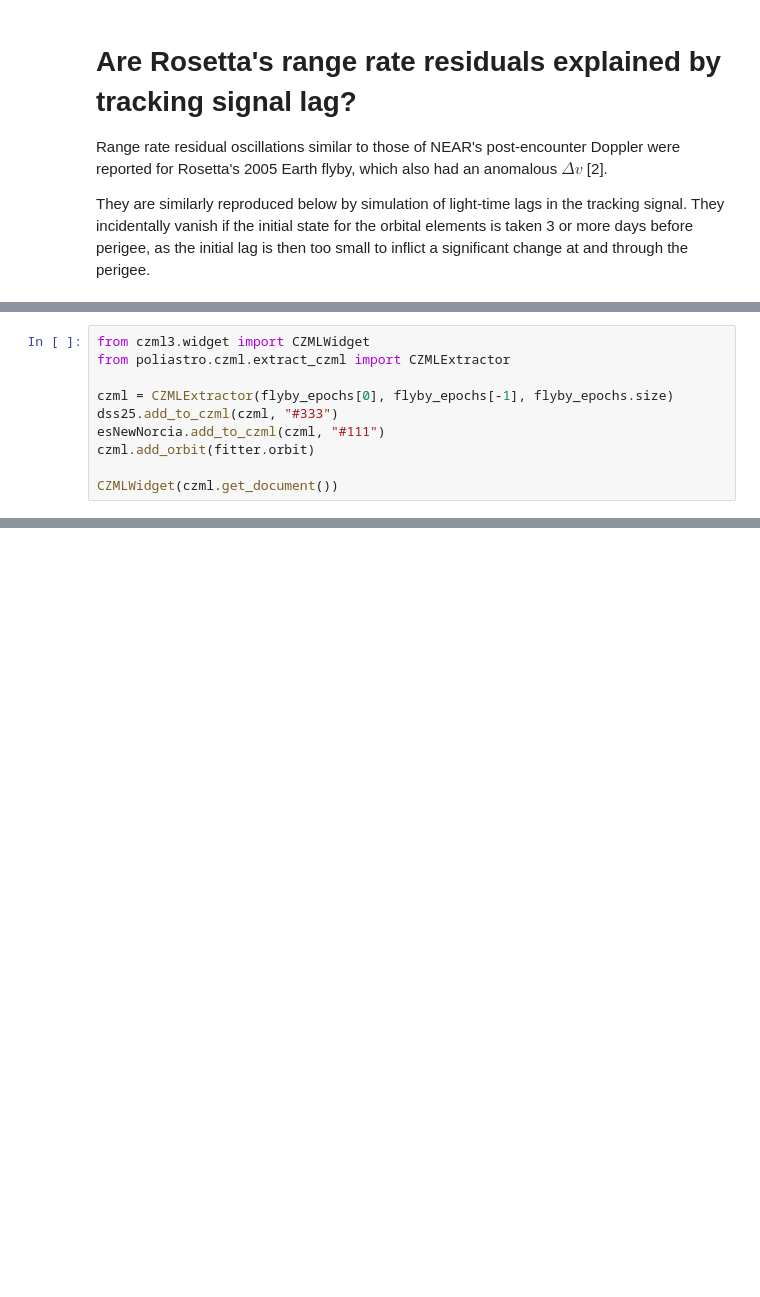
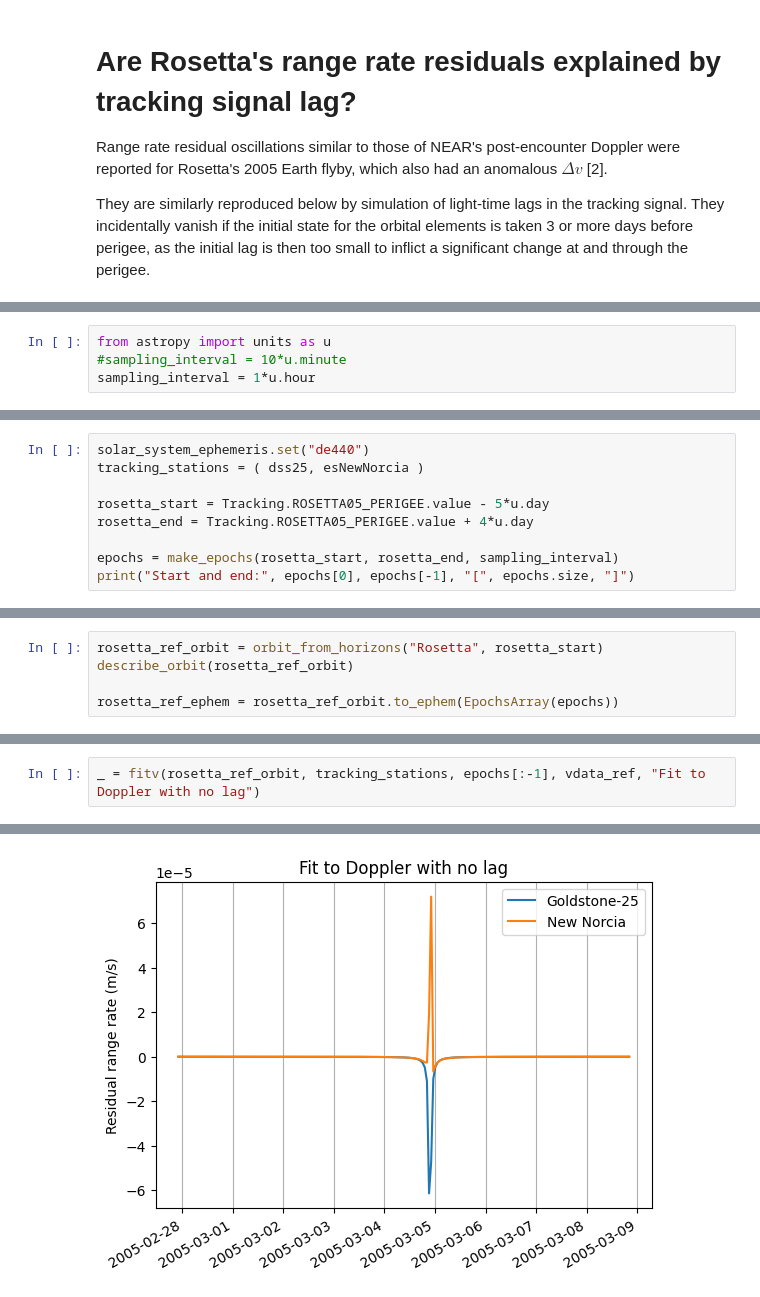
Before and after one commit to earthshrink/anomaly-sim, a Jupyter notebook: rosetta/rosetta_sim_approach_rangerate.ipynb, the cells around one changed output, grey strips where cells are left out. Cells and saved outputs as stored; diff of their text form; blank space fills up the shorter version.

Commit message:
rosetta comprehensive tests

```diff
--- a/rosetta/rosetta_sim_approach_rangerate.ipynb
+++ b/rosetta/rosetta_sim_approach_rangerate.ipynb
@@ -174,10 +6,0 @@ with visualization.time_support():
-# %%
-from czml3.widget import CZMLWidget
-from poliastro.czml.extract_czml import CZMLExtractor
-
-czml = CZMLExtractor(flyby_epochs[0], flyby_epochs[-1], flyby_epochs.size)
-dss25.add_to_czml(czml, "#333")
-esNewNorcia.add_to_czml(czml, "#111")
-czml.add_orbit(fitter.orbit)
-
-CZMLWidget(czml.get_document())
@@ -187,0 +7,4 @@ See [screenshot](rosetta_sim_approach_rangerate.png)
+# %%
+from astropy import units as u
+#sampling_interval = 10*u.minute
+sampling_interval = 1*u.hour
@@ -187,0 +49,9 @@ See [screenshot](rosetta_sim_approach_rangerate.png)
+# %%
+solar_system_ephemeris.set("de440")
+tracking_stations = ( dss25, esNewNorcia )
+
+rosetta_start = Tracking.ROSETTA05_PERIGEE.value - 5*u.day
+rosetta_end = Tracking.ROSETTA05_PERIGEE.value + 4*u.day
+
+epochs = make_epochs(rosetta_start, rosetta_end, sampling_interval)
+print("Start and end:", epochs[0], epochs[-1], "[", epochs.size, "]")
@@ -187,0 +60,5 @@ See [screenshot](rosetta_sim_approach_rangerate.png)
+# %%
+rosetta_ref_orbit = orbit_from_horizons("Rosetta", rosetta_start)
+describe_orbit(rosetta_ref_orbit)
+
+rosetta_ref_ephem = rosetta_ref_orbit.to_ephem(EpochsArray(epochs))
@@ -187,0 +119,3 @@ See [screenshot](rosetta_sim_approach_rangerate.png)
+# %%
+_ = fitv(rosetta_ref_orbit, tracking_stations, epochs[:-1], vdata_ref, "Fit to Doppler with no lag")
+# %% [output]
@@ -187,0 +139 @@ See [screenshot](rosetta_sim_approach_rangerate.png)
+[figure, added]
```
Also changed, not shown: parts of 23 cells of this notebook.
